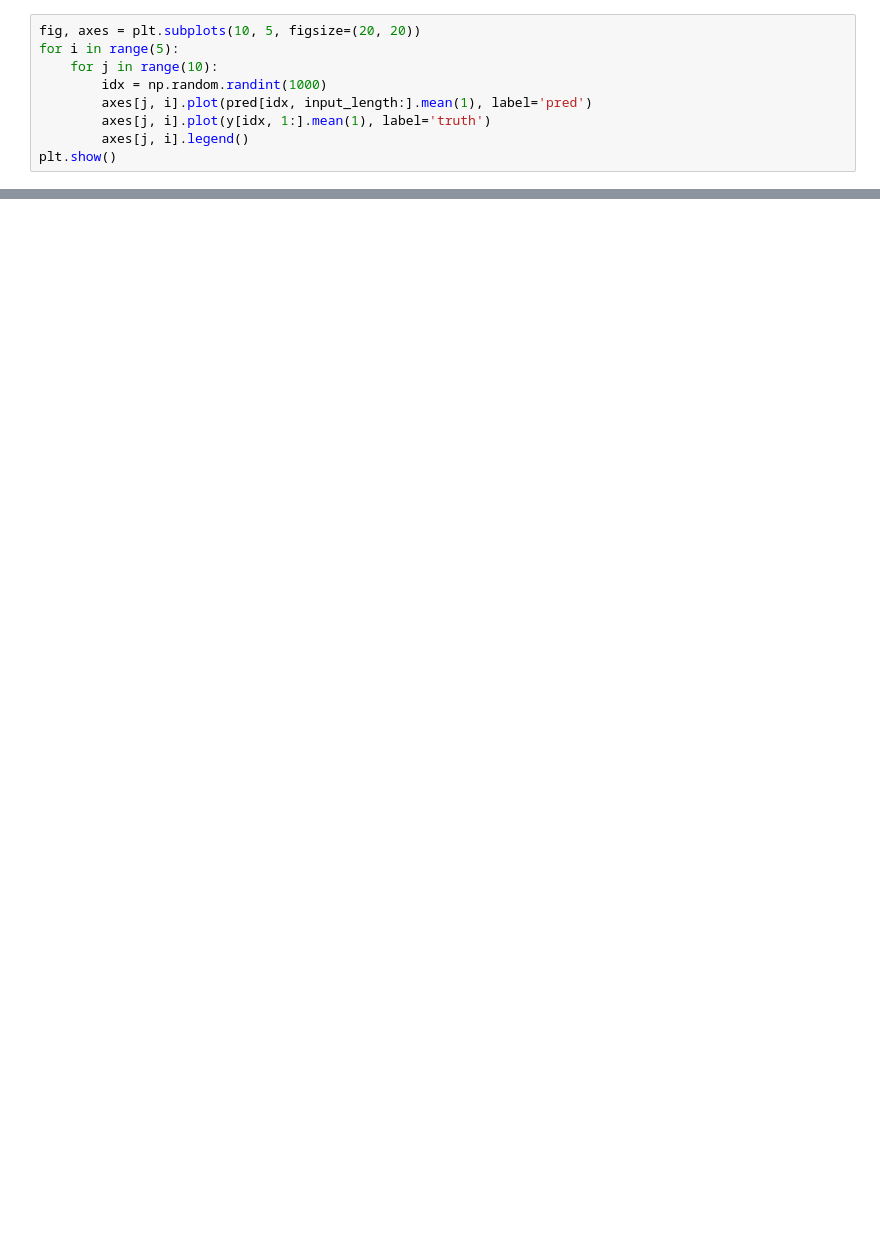
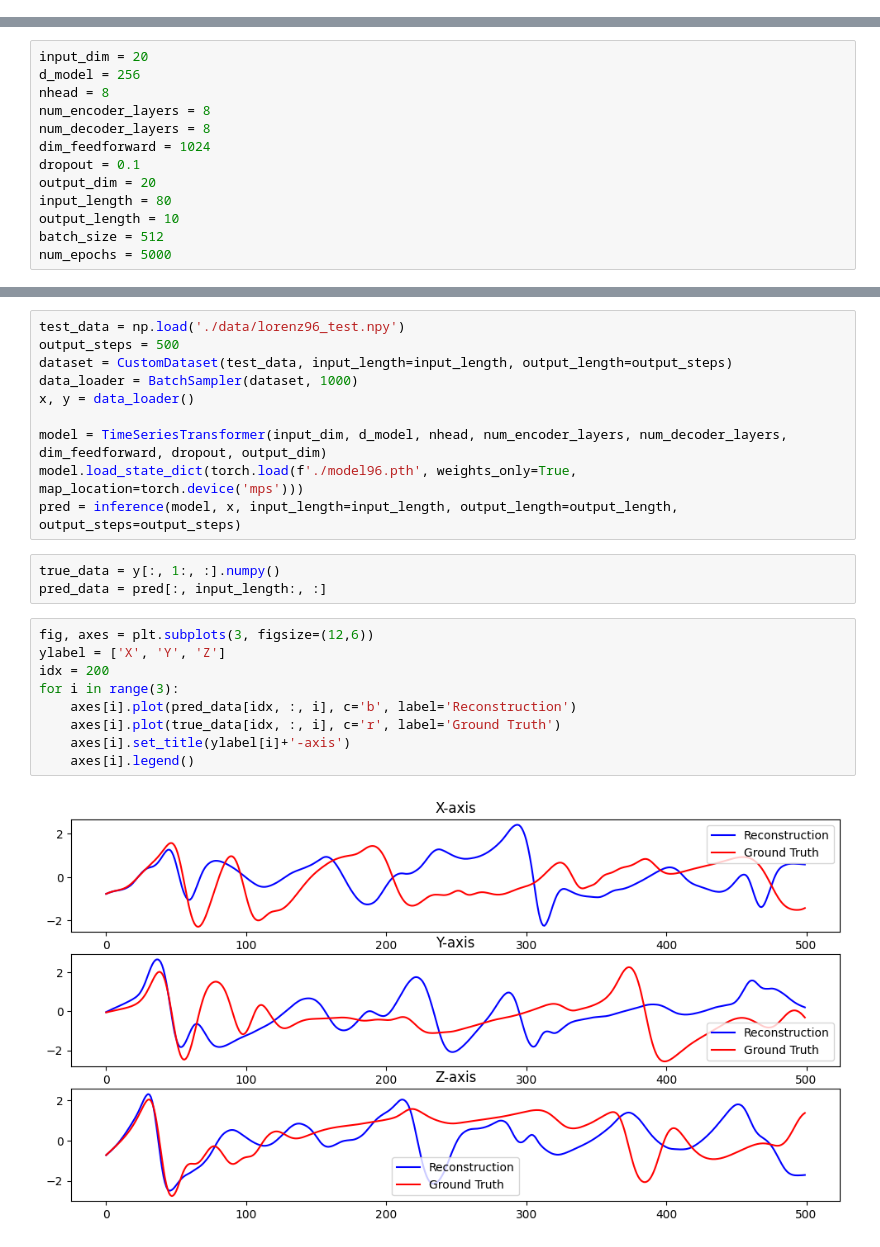
Before and after one commit to HeyuanChi/DSML_final, a Jupyter notebook: demo.ipynb, the cells around one changed output, grey strips where cells are left out. Drawn from its saved outputs; the diff is of its cells as text; blank space fills up the shorter version.

```diff
--- a/demo.ipynb
+++ b/demo.ipynb
@@ -55,9 +56,0 @@ Text(0, 0.5, 'mse')
-# %%
-fig, axes = plt.subplots(10, 5, figsize=(20, 20))
-for i in range(5):
-    for j in range(10):
-        idx = np.random.randint(1000)
-        axes[j, i].plot(pred[idx, input_length:].mean(1), label='pred')
-        axes[j, i].plot(y[idx, 1:].mean(1), label='truth')
-        axes[j, i].legend()
-plt.show()
@@ -78,0 +94,13 @@ np.float64(0.03745925231191011)
+# %%
+input_dim = 20
+d_model = 256
+nhead = 8
+num_encoder_layers = 8
+num_decoder_layers = 8
+dim_feedforward = 1024
+dropout = 0.1
+output_dim = 20
+input_length = 80
+output_length = 10
+batch_size = 512
+num_epochs = 5000
@@ -78,0 +114,24 @@ np.float64(0.03745925231191011)
+# %%
+test_data = np.load('./data/lorenz96_test.npy')
+output_steps = 500
+dataset = CustomDataset(test_data, input_length=input_length, output_length=output_steps)
+data_loader = BatchSampler(dataset, 1000)
+x, y = data_loader()
+
+model = TimeSeriesTransformer(input_dim, d_model, nhead, num_encoder_layers, num_decoder_layers, dim_feedforward, dropout, output_dim)
+model.load_state_dict(torch.load(f'./model96.pth', weights_only=True, map_location=torch.device('mps')))
+pred = inference(model, x, input_length=input_length, output_length=output_length, output_steps=output_steps)
+# %%
+true_data = y[:, 1:, :].numpy()
+pred_data = pred[:, input_length:, :]
+# %%
+fig, axes = plt.subplots(3, figsize=(12,6))
+ylabel = ['X', 'Y', 'Z']
+idx = 200
+for i in range(3):
+    axes[i].plot(pred_data[idx, :, i], c='b', label='Reconstruction')
+    axes[i].plot(true_data[idx, :, i], c='r', label='Ground Truth')
+    axes[i].set_title(ylabel[i]+'-axis')
+    axes[i].legend()
+# %% [output]
+[figure, added]
```
Also changed, not shown: parts of 15 cells of this notebook, 3 other files.
